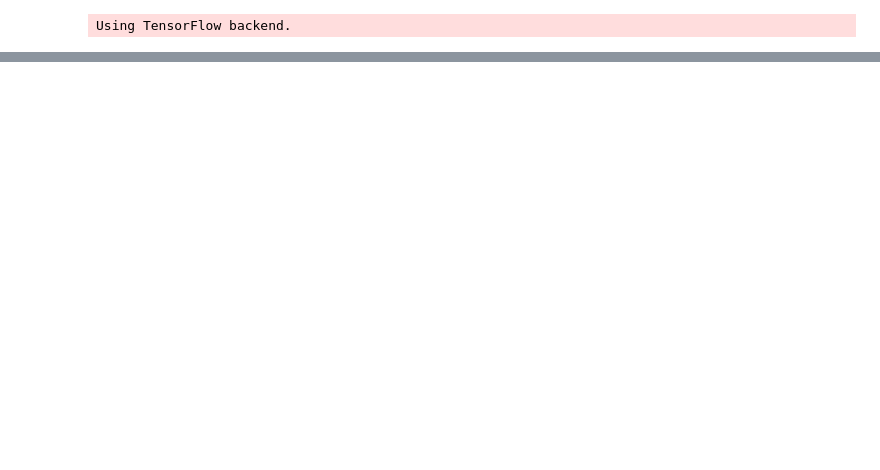
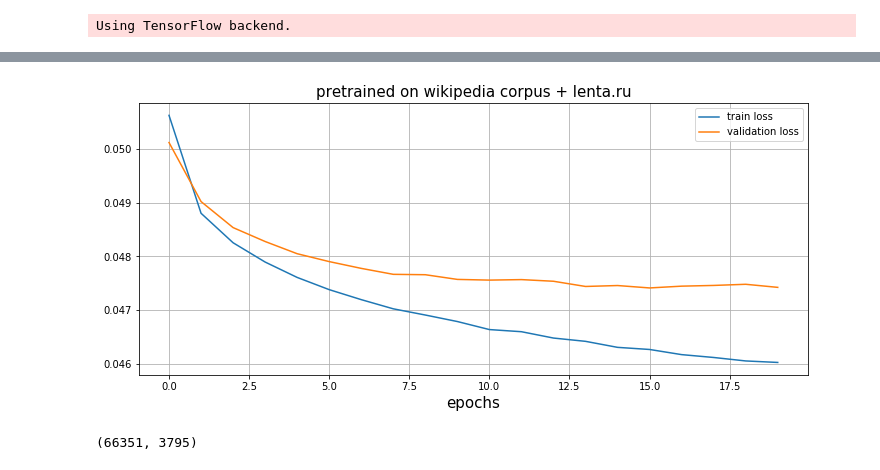
Before and after one commit to DariaGusarova/experiments, a Jupyter notebook: lstm.ipynb, the cells around one changed output, grey strips where cells are left out. Cells and saved outputs as stored; diff of their text form; code cells hidden in the pictures; blank space fills up the shorter version.

```diff
--- a/lstm.ipynb
+++ b/lstm.ipynb
@@ -129,0 +296,9 @@ KeyboardInterrupt:
+# %%
+train_prefixs, train_next_words, train_lost = transform(emb_2, train_part)
+valid_prefixs, valid_next_words, val_lost = transform(emb_2, valid_part)
+
+train_prefixs = np.array(train_prefixs)
+train_next_words = np.array(train_next_words)
+valid_prefixs = np.array(valid_prefixs)
+valid_next_words = np.array(valid_next_words)
+len(train_prefixs), len(valid_prefixs), train_lost, val_lost
@@ -129,0 +307,9 @@ KeyboardInterrupt:
+# %%
+model_2 = build_model()
+
+history_2 = model_2.fit_generator(iterate_minibatches(emb_2, emb_size, train_prefixs, train_next_words, batch_size, cycle=True),
+                    epochs=epochs, steps_per_epoch=steps_per_epoch,
+
+                    validation_data=iterate_minibatches(emb_2, emb_size, valid_prefixs, valid_next_words, batch_size, cycle=True),
+                    validation_steps=len(valid_prefixs) // batch_size
+                   )
@@ -129,0 +334,18 @@ KeyboardInterrupt:
+# %%
+plt.figure(figsize=(12, 5))
+plt.plot(history_2.history['loss'], label='train loss')
+plt.plot(history_2.history['val_loss'], label='validation loss')
+plt.legend()
+plt.title('pretrained on wikipedia corpus + lenta.ru', fontsize=15)
+plt.xlabel('epochs', fontsize=15)
+plt.grid()
+plt.show()
+# %% [output]
+[figure, added]
+# %%
+test_prefixs, test_next_words, test_lost = transform(emb_2, test)
+test_prefixs = np.array(test_prefixs)
+test_next_words = np.array(test_next_words)
+len(test_prefixs), test_lost
+# %% [output]
+(66351, 3795)
```
Also changed, not shown: parts of 32 cells of this notebook, 1 other file.
